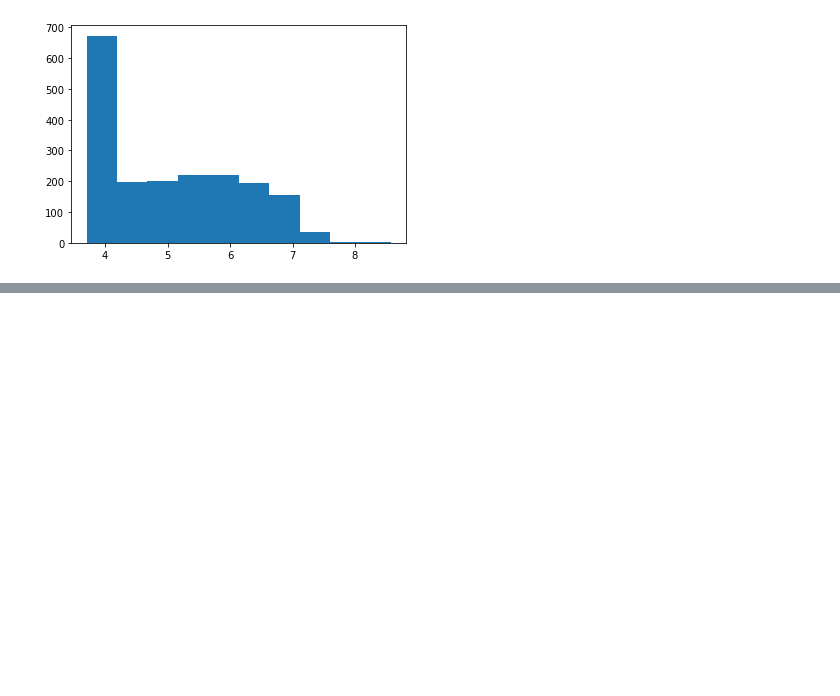
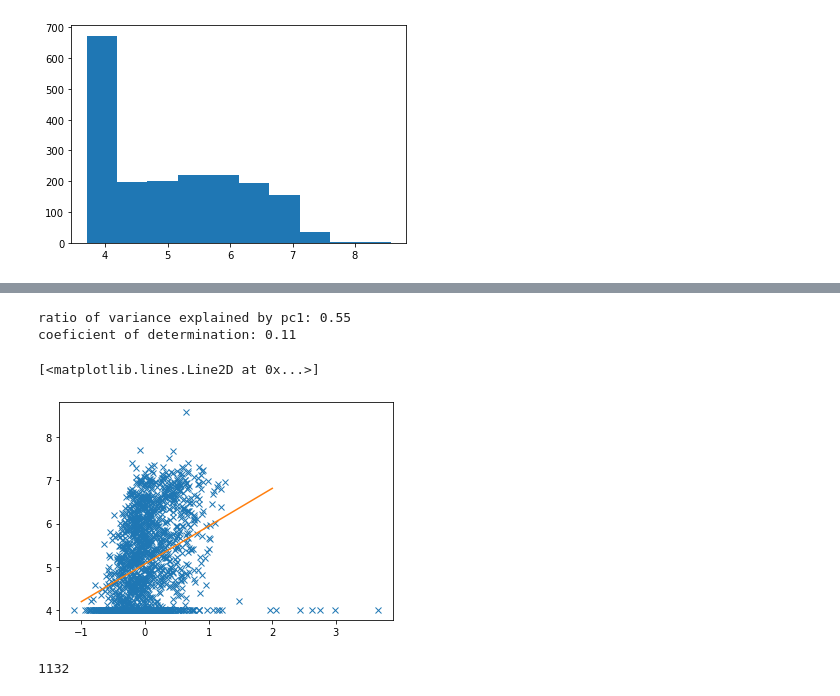
Before and after one commit to Elizabeth-Hayman/Data_science_practical, a Jupyter notebook: Data_ScienceFS.ipynb, the cells around one changed output, grey strips where cells are left out. Cells and saved outputs as stored; diff of their text form; code cells hidden in the pictures; blank space fills up the shorter version.

```diff
--- a/Data_ScienceFS.ipynb
+++ b/Data_ScienceFS.ipynb
@@ -413,0 +432,39 @@ neural net: 0.23818878857614856
+# %%
+# linear regression on pc1 of whole data set
+X_train_scaled = (X_train-X_train.mean()) / (2*X_train.std())
+X_test_scaled = (X_test-X_test.mean()) / (2*X_test.std())
+
+pca = decomposition.PCA(n_components=43)
+pca.fit(X_train_scaled)
+pc1_variance_ratio = pca.explained_variance_ratio_[0]
+print(f'ratio of variance explained by pc1: {pc1_variance_ratio:.2f}')
+
+X_train_transform = np.dot(X_train_scaled,pca.components_)
+pc1_train = X_train_transform[:,0]
+pc1_train = pc1_train.reshape(-1,1)
+
+X_test_transform = np.dot(X_test_scaled, pca.components_)
+pc1_test = X_test_transform[:,0]
+pc1_test = pc1_test.reshape(-1,1)
+
+regressor_ln_pca = LinearRegression()
+regressor_ln_pca.fit(pc1_train, y_train.values.reshape(-1,1))
+m = regressor_ln_pca.coef_
+c = regressor_ln_pca.intercept_
+x_fit = np.linspace(-1,2,1000)
+y_fit = m*x_fit + c
+r2 = regressor_ln_pca.score(pc1_test,y_test.values.reshape(-1,1))
+print(f'coeficient of determination: {r2:.2f}')
+
+plt.plot(X_train_transform[:,0], y_train, 'x')
+plt.plot(x_fit, y_fit[0])
+# %% [output]
+ratio of variance explained by pc1: 0.55
+coeficient of determination: 0.11
+[<matplotlib.lines.Line2D at 0x...>]
+[figure, added]
+# %%
+
+print(len(X_train_upper))
+# %% [output]
+1132
```
Also changed, not shown: parts of 9 cells of this notebook, 2 other files.
